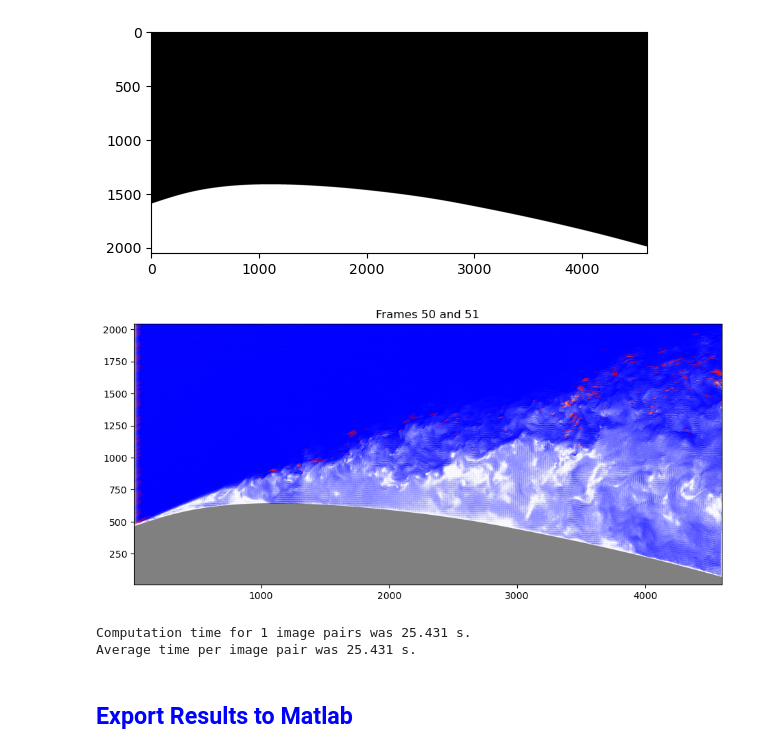
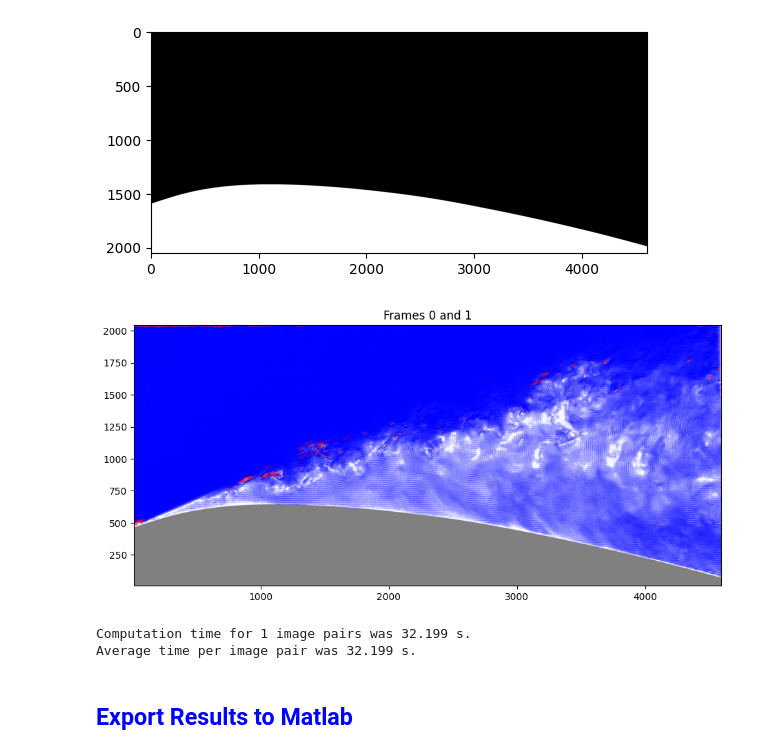
Before and after one commit to ali-sh-96/openpiv-python-cpu, a Jupyter notebook: tutorials/openpiv_python_cpu_tutorial.ipynb, the cells around one changed output. Saved outputs shown, nothing was run; the diff lists cells and outputs as text; code cells hidden in the pictures.

```diff
--- a/tutorials/openpiv_python_cpu_tutorial.ipynb
+++ b/tutorials/openpiv_python_cpu_tutorial.ipynb
@@ -260,7 +260,7 @@ plt.show()
 [figure]
 # %%
 # Number of images to process.
-frame_start = 50
+frame_start = 0
 n_frames = 2
 k_frames = [tuple(range(start, start + 2)) for start in range(frame_start, frame_start + n_frames, 2)]
 
@@ -308,36 +308,36 @@ for k in k_frames:
     i, j = k
 
     frame_a = cv2.imread(tif_files[i], cv2.IMREAD_ANYDEPTH)
     frame_b = cv2.imread(tif_files[j], cv2.IMREAD_ANYDEPTH)
 
     u, v = process(frame_a, frame_b)
     v = -v
     loc = process.val_locations
     _loc = ~loc
 
     process_time += time.time() - start_time
 
     # Update the quiver plot
     ax.quiver(x[_loc], y[_loc], u[_loc], v[_loc], color="b", width=vector_width, scale=vector_scale)
     ax.quiver(x[loc], y[loc], u[loc], v[loc], color="r", width=vector_width, scale=vector_scale)
     ax.set_title(f"Frames {i} and {j}")  # Optional: Set a title for each frame
 
     # Show the true areas of the mask in gray color
     ax.imshow(~mask, cmap='gray', alpha=0.5, extent=[np.min(x), np.max(x), np.min(y), np.max(y)])
 
     # Display the updated plot
     display.clear_output(wait=True)
     if n_frame_pairs != 0:
         display.display(fig)
     plt.pause(0.01)
     n_frame_pairs += 1
 
 print('Computation time for {} image pairs was {:.3f} s.'.format(n_frame_pairs, process_time))
 print('Average time per image pair was {:.3f} s.'.format(process_time / n_frame_pairs))
 # %% [output]
-[figure, old version]
+[figure, new version]
-Computation time for 1 image pairs was 25.431 s.
-Average time per image pair was 25.431 s.
+Computation time for 1 image pairs was 32.199 s.
+Average time per image pair was 32.199 s.
 # %% [markdown]
 ## <span style="color:blue;">Export Results to Matlab</span>
 # %%
```
Also changed, not shown: parts of 1 cell of this notebook.
